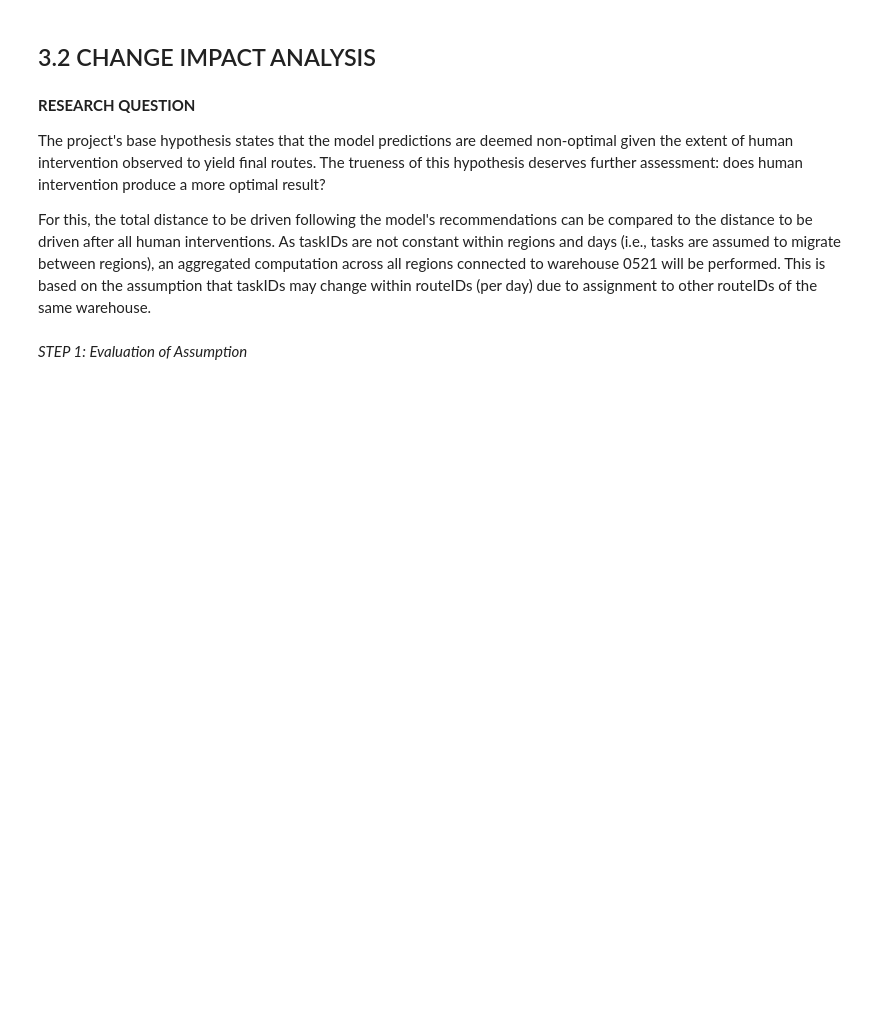
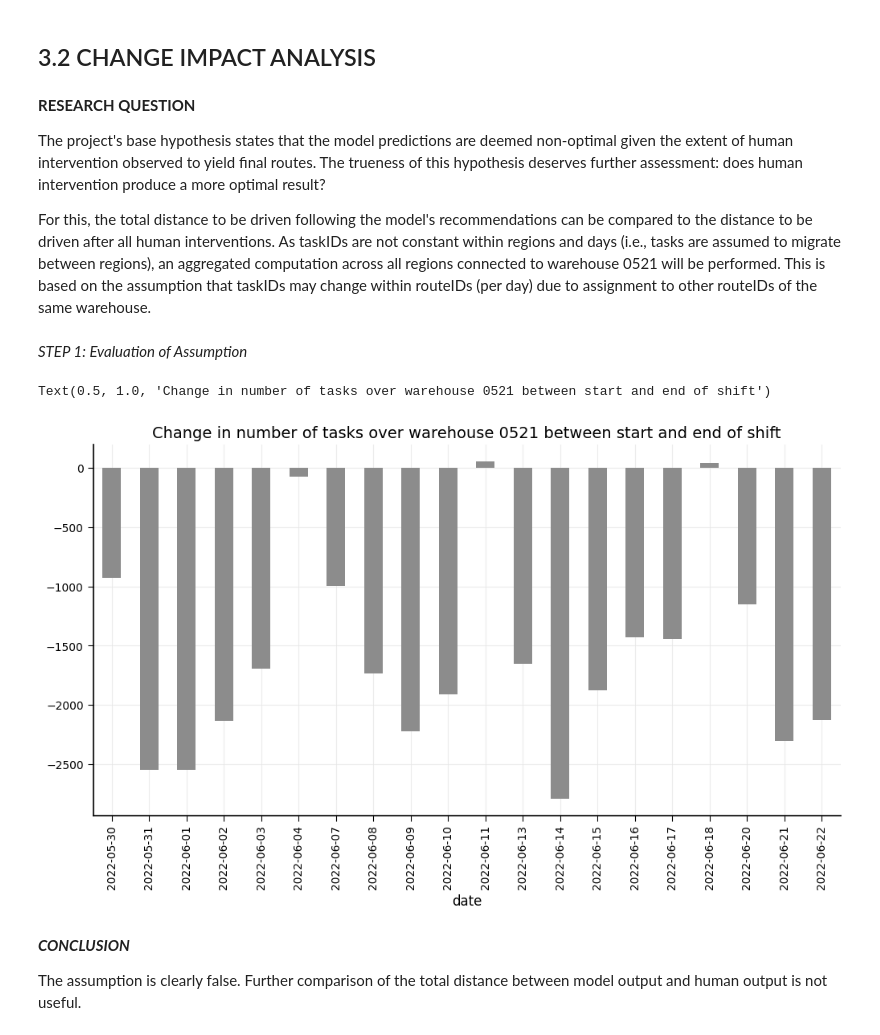
Before and after one commit to kristofopero-lgtm/learning-driver-preferences, a Jupyter notebook: notebooks/analysis.ipynb, the cells around one changed output. Cells and saved outputs as stored; diff of their text form; code cells hidden in the pictures; blank space fills up the shorter version.

Commit message:
Updated the analysis.ipynb, updated functions.py with new functions for "Task 4", added a plot_style.mplstyle file

```diff
--- a/notebooks/analysis.ipynb
+++ b/notebooks/analysis.ipynb
@@ -42,6 +45,9 @@ The coordinates provided are floats (created by transformation of the original '
 Requests follow a pulsed pattern, with a first wave of intense activity representing organization of the daily deliveries, which is our subject of interest. A second large activity peak is irrelevant for the analysis. We want to define where to set the "cursor".
 # %%
 # Karen to import necessary functions for her time pattern analysis (functions to be added to the "functions.py" file)
+# %%
+# Choice of time threshold
+thresh = pd.to_datetime("12:00:00").time()
 # %% [markdown]
 # 2. DATA EXPLORATION
 # %%
@@ -72,3 +78,24 @@ For this, the total distance to be driven following the model's recommendations
 *STEP 1: Evaluation of Assumption*
 # %%
 # I will develop this part.
+
+filtered_requests_df = requests_df[requests_df["time"] < thresh].loc[:, ["route_id", "date", "time", "request_type", "location_id"]]
+counted_tasks_df = func.count_tasks_per_sequence(filtered_requests_df)
+select_compare_start_end_df = func.select_compare_start_and_end(counted_tasks_df)
+# %%
+# Verifying the assumption
+plt.style.use(SCRIPTS_DIR / "plot_style.mplstyle") # May have to be put elsewhere
+
+ax = (select_compare_start_end_df.groupby("date")["abs_diff_end_start"]
+    .sum()
+    .reset_index(name="diff_per_day")
+    .plot(x="date", y="diff_per_day", kind="bar", legend=False))
+
+ax.set_title("Change in number of tasks over warehouse 0521 between start and end of shift")
+# %% [output]
+Text(0.5, 1.0, 'Change in number of tasks over warehouse 0521 between start and end of shift')
+[figure, added]
+# %% [markdown]
+**_CONCLUSION_**
+
+The assumption is clearly false. Further comparison of the total distance between model output and human output is not useful.
```
Also changed, not shown: parts of 2 cells of this notebook, 2 other files.
